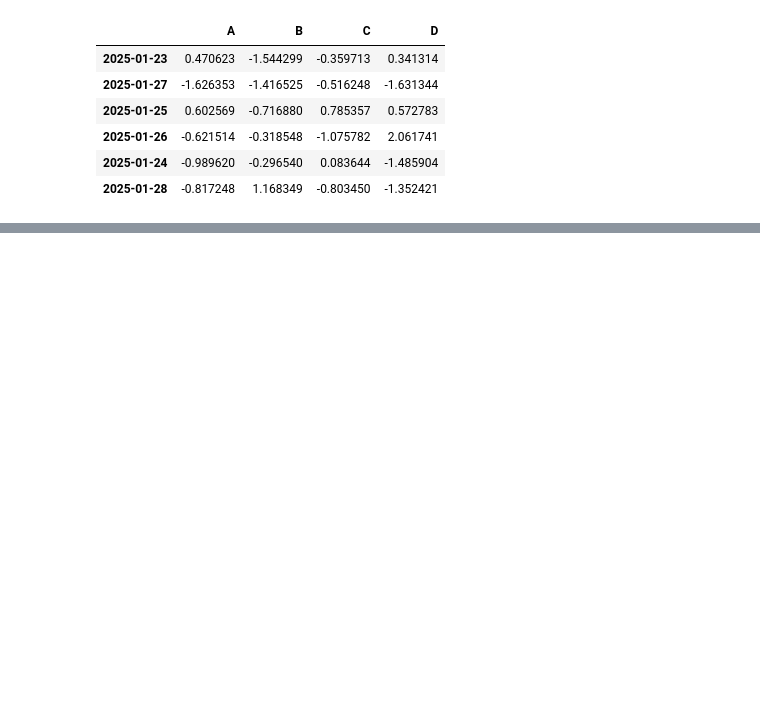
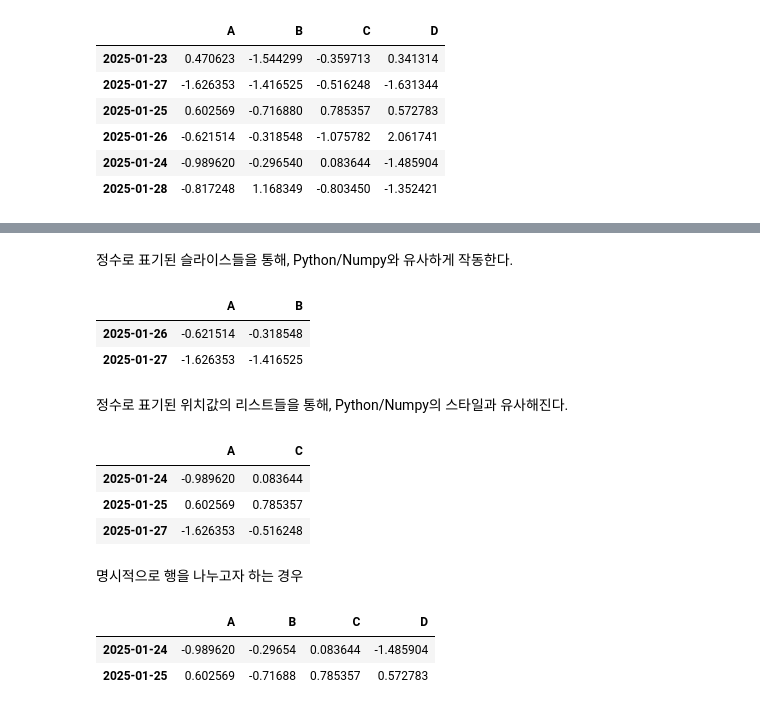
Before and after one commit to vhzkclq0705/jerreda, a Jupyter notebook: notebook/10minutes.ipynb, the cells around one changed output, grey strips where cells are left out. Drawn from its saved outputs; the diff is of its cells as text; code cells hidden in the pictures; blank space fills up the shorter version.

```diff
--- a/notebook/10minutes.ipynb
+++ b/notebook/10minutes.ipynb
@@ -208,0 +309,25 @@ df.sort_values(by='B')
+# %% [markdown]
+정수로 표기된 슬라이스들을 통해, Python/Numpy와 유사하게 작동한다.
+# %%
+df.iloc[3:5, 0:2]
+# %% [output]
+|  | A | B |
+| 2025-01-26 | -0.621514 | -0.318548 |
+| 2025-01-27 | -1.626353 | -1.416525 |
+# %% [markdown]
+정수로 표기된 위치값의 리스트들을 통해, Python/Numpy의 스타일과 유사해진다.
+# %%
+df.iloc[[1,2,4],[0,2]]
+# %% [output]
+|  | A | C |
+| 2025-01-24 | -0.989620 | 0.083644 |
+| 2025-01-25 | 0.602569 | 0.785357 |
+| 2025-01-27 | -1.626353 | -0.516248 |
+# %% [markdown]
+명시적으로 행을 나누고자 하는 경우
+# %%
+df.iloc[1:3,:]
+# %% [output]
+|  | A | B | C | D |
+| 2025-01-24 | -0.989620 | -0.29654 | 0.083644 | -1.485904 |
+| 2025-01-25 | 0.602569 | -0.71688 | 0.785357 | 0.572783 |
```
Also changed, not shown: parts of 27 cells of this notebook.
